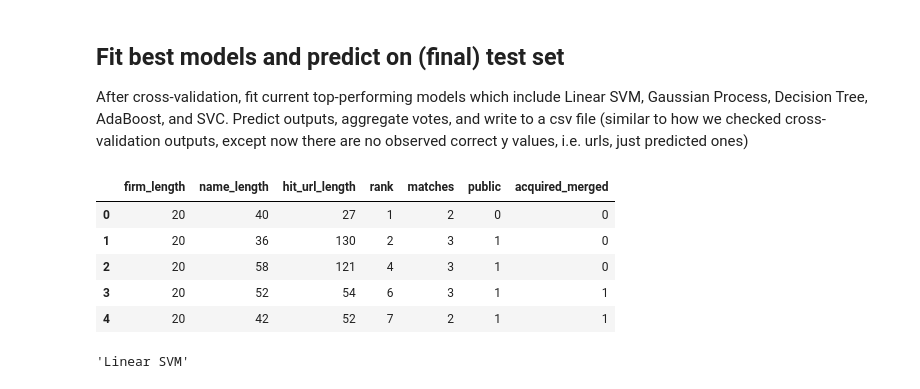
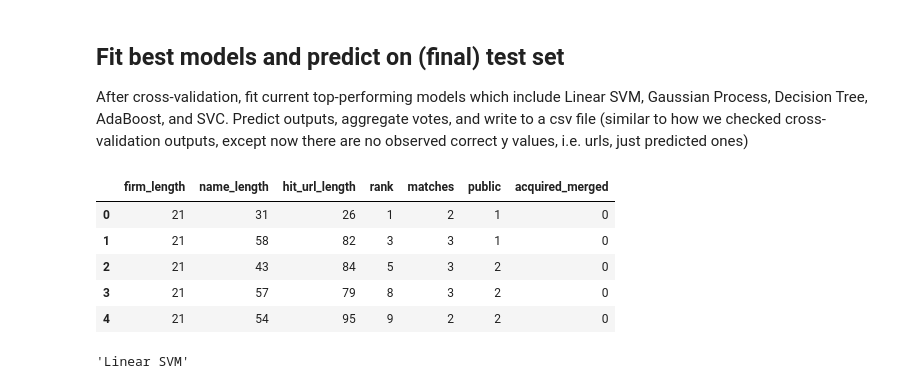
Before and after one commit to euphonic/EAGER, a Jupyter notebook: code/urls/url-prediction-model-v3.ipynb, the cells around one changed output. Cells and saved outputs as stored; diff of their text form; code cells hidden in the pictures.

Commit message:
workshop day 1 commits

```diff
--- a/code/urls/url-prediction-model-v3.ipynb
+++ b/code/urls/url-prediction-model-v3.ipynb
@@ -255,16 +255,16 @@ top_classifiers = [
     SVC(gamma=0.001, C=100.)]
 # %%
 # load final test set
-X_test_in = pd.read_csv('/Users/sarora/dev/EAGER/data/modeling/urls/final_test/bing-final-test-matrix.csv')
-X_test = X_test_in.drop(['firm', 'name_clnd', 'hit_url'], axis=1)
+X_test_in = pd.read_csv('/home/eager/EAGER/data/orgs/workshop/bing-final-test-matrix.csv')
+X_test_short = X_test_in.drop(['firm', 'name_clnd', 'hit_url'], axis=1)
 X_test_short.head()
 # %% [output]
 |  | firm_length | name_length | hit_url_length | rank | matches | public | acquired_merged |
-| 0 | 20 | 40 | 27 | 1 | 2 | 0 | 0 |
-| 1 | 20 | 36 | 130 | 2 | 3 | 1 | 0 |
-| 2 | 20 | 58 | 121 | 4 | 3 | 1 | 0 |
-| 3 | 20 | 52 | 54 | 6 | 3 | 1 | 1 |
-| 4 | 20 | 42 | 52 | 7 | 2 | 1 | 1 |
+| 0 | 21 | 31 | 26 | 1 | 2 | 1 | 0 |
+| 1 | 21 | 58 | 82 | 3 | 3 | 1 | 0 |
+| 2 | 21 | 43 | 84 | 5 | 3 | 2 | 0 |
+| 3 | 21 | 57 | 79 | 8 | 3 | 2 | 0 |
+| 4 | 21 | 54 | 95 | 9 | 2 | 2 | 0 |
 # %%
 # build dataframe for predicted values
 test_df = pd.DataFrame(index=(range(len(X_test.index)))) # number of rows equals number of training observations
```
Also changed, not shown: parts of 5 cells of this notebook, 18 other files.
